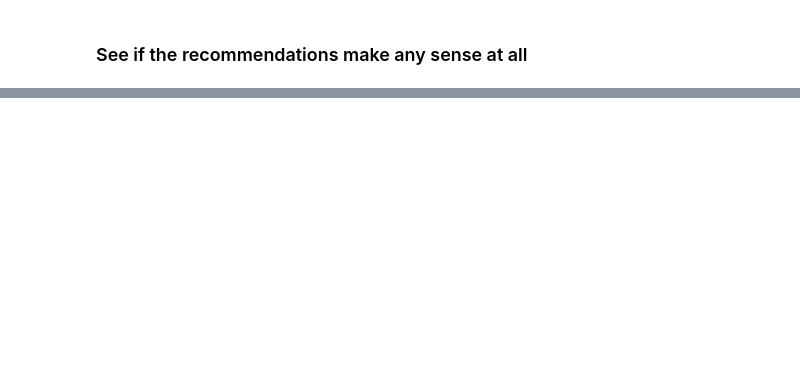
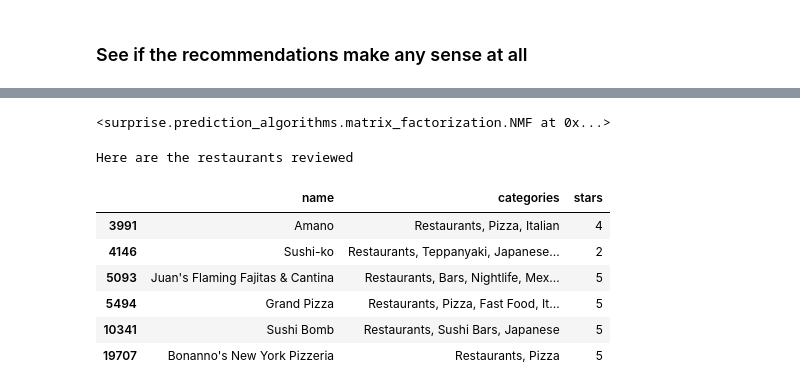
Before and after one commit to openerror/YelpDataChallenge, a Jupyter notebook: Build-Recommender.ipynb, the cells around one changed output, grey strips where cells are left out. Cells and saved outputs as stored; diff of their text form; code cells hidden in the pictures; blank space fills up the shorter version.

```diff
--- a/Build-Recommender.ipynb
+++ b/Build-Recommender.ipynb
@@ -342,0 +289,8 @@ What are other ways you can build a better recommender?
+# %%
+# Fit cross-validated model on entire dataset!
+cv_model = NMF(n_factors=50, n_epochs=100, random_state=41 , biased=True,
+               lr_bu=0.001, lr_bi=0.001)
+
+cv_model.fit(data.build_full_trainset())
+# %% [output]
+<surprise.prediction_algorithms.matrix_factorization.NMF at 0x...>
@@ -342,0 +338,12 @@ What are other ways you can build a better recommender?
+# %%
+print("Here are the restaurants reviewed")
+df_recommender.loc[df_recommender["user_id"] == sample_user, ["name", "categories", "stars"]]
+# %% [output]
+Here are the restaurants reviewed
+|  | name | categories | stars |
+| 3991 | Amano | Restaurants, Pizza, Italian | 4 |
+| 4146 | Sushi-ko | Restaurants, Teppanyaki, Japanese... | 2 |
+| 5093 | Juan's Flaming Fajitas & Cantina | Restaurants, Bars, Nightlife, Mex... | 5 |
+| 5494 | Grand Pizza | Restaurants, Pizza, Fast Food, It... | 5 |
+| 10341 | Sushi Bomb | Restaurants, Sushi Bars, Japanese | 5 |
+| 19707 | Bonanno's New York Pizzeria | Restaurants, Pizza | 5 |
```
Also changed, not shown: parts of 34 cells of this notebook.
